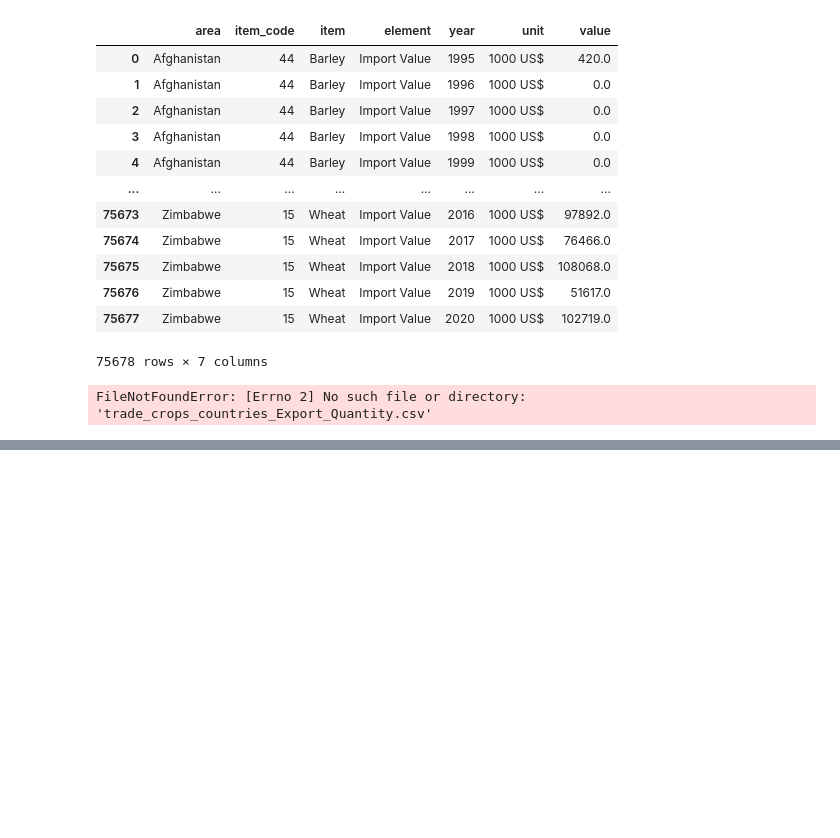
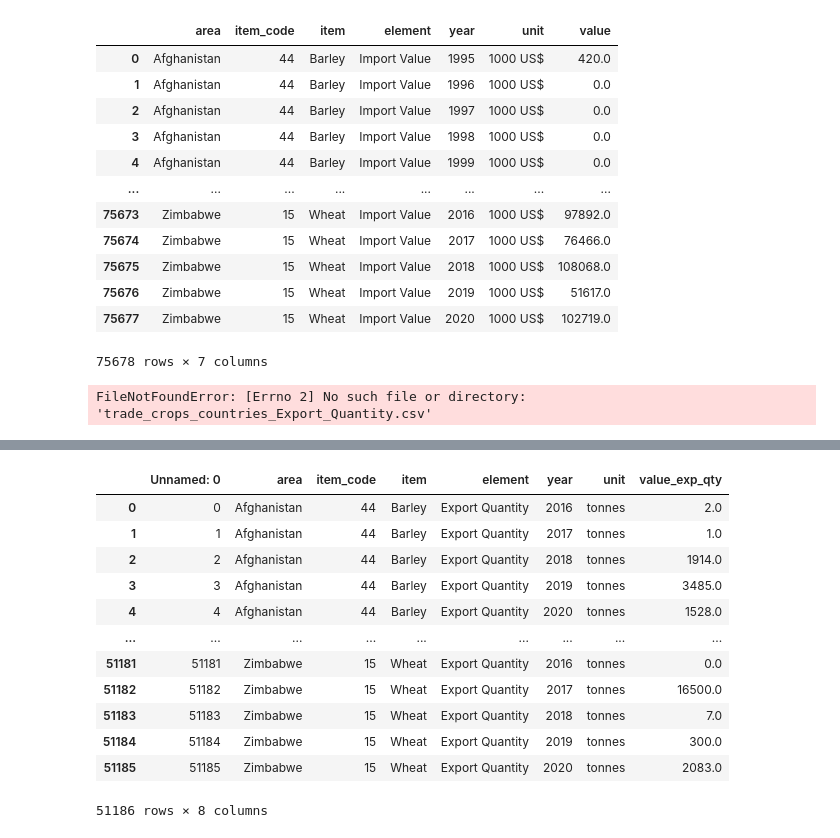
Before and after one commit to Pahegon/Final_Project, a Jupyter notebook: FAO_csv/FAO_csv_checking.ipynb, the cells around one changed output, grey strips where cells are left out. Drawn from its saved outputs; the diff is of its cells as text; code cells hidden in the pictures; blank space fills up the shorter version.

```diff
--- a/FAO_csv/FAO_csv_checking.ipynb
+++ b/FAO_csv/FAO_csv_checking.ipynb
@@ -613,0 +761,17 @@ FileNotFoundError: [Errno 2] No such file or directory: 'trade_crops_countries_E
+# %%
+prueba = pd.read_csv('trade_crops/Export_qty.csv')
+prueba
+# %% [output]
+|  | Unnamed: 0 | area | item_code | item | element | year | unit | value_exp_qty |
+| 0 | 0 | Afghanistan | 44 | Barley | Export Quantity | 2016 | tonnes | 2.0 |
+| 1 | 1 | Afghanistan | 44 | Barley | Export Quantity | 2017 | tonnes | 1.0 |
+| 2 | 2 | Afghanistan | 44 | Barley | Export Quantity | 2018 | tonnes | 1914.0 |
+| 3 | 3 | Afghanistan | 44 | Barley | Export Quantity | 2019 | tonnes | 3485.0 |
+| 4 | 4 | Afghanistan | 44 | Barley | Export Quantity | 2020 | tonnes | 1528.0 |
+| ... | ... | ... | ... | ... | ... | ... | ... | ... |
+| 51181 | 51181 | Zimbabwe | 15 | Wheat | Export Quantity | 2016 | tonnes | 0.0 |
+| 51182 | 51182 | Zimbabwe | 15 | Wheat | Export Quantity | 2017 | tonnes | 16500.0 |
+| 51183 | 51183 | Zimbabwe | 15 | Wheat | Export Quantity | 2018 | tonnes | 7.0 |
+| 51184 | 51184 | Zimbabwe | 15 | Wheat | Export Quantity | 2019 | tonnes | 300.0 |
+| 51185 | 51185 | Zimbabwe | 15 | Wheat | Export Quantity | 2020 | tonnes | 2083.0 |
+51186 rows × 8 columns
```
Also changed, not shown: parts of 21 cells of this notebook, 4 other files.
